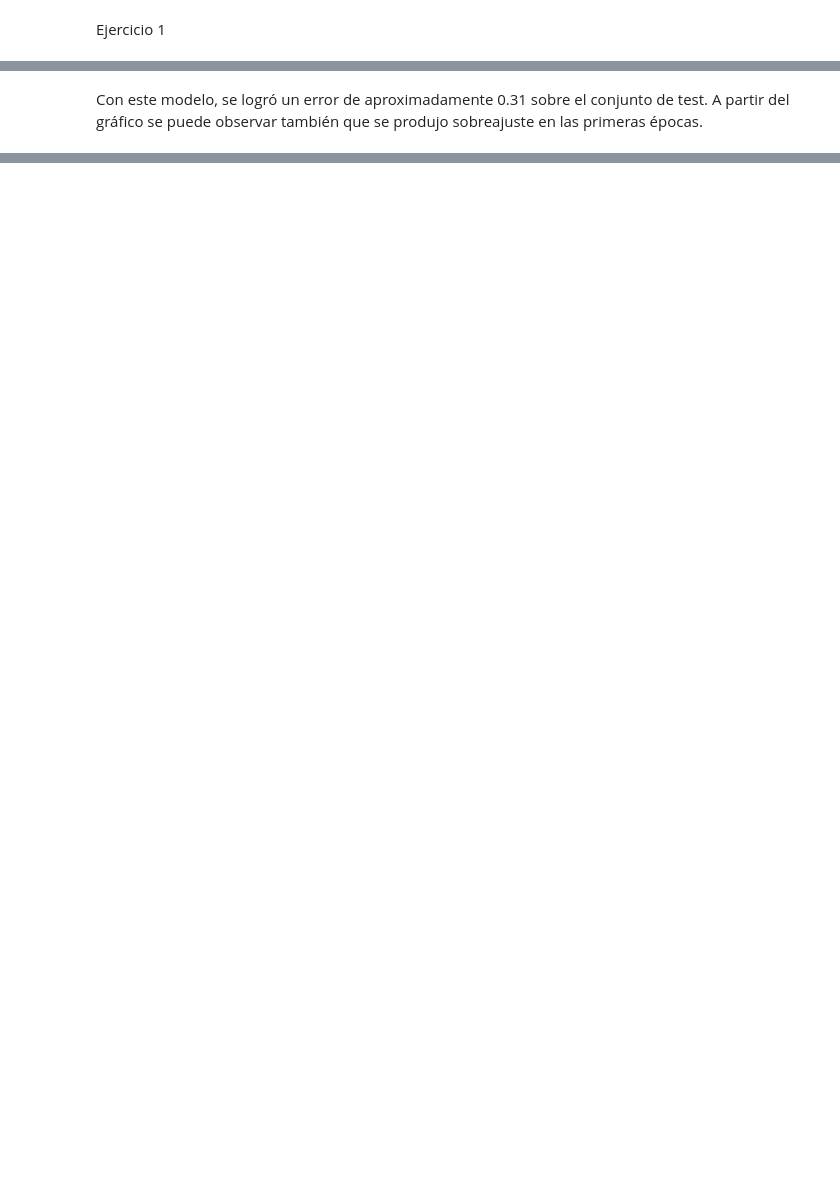
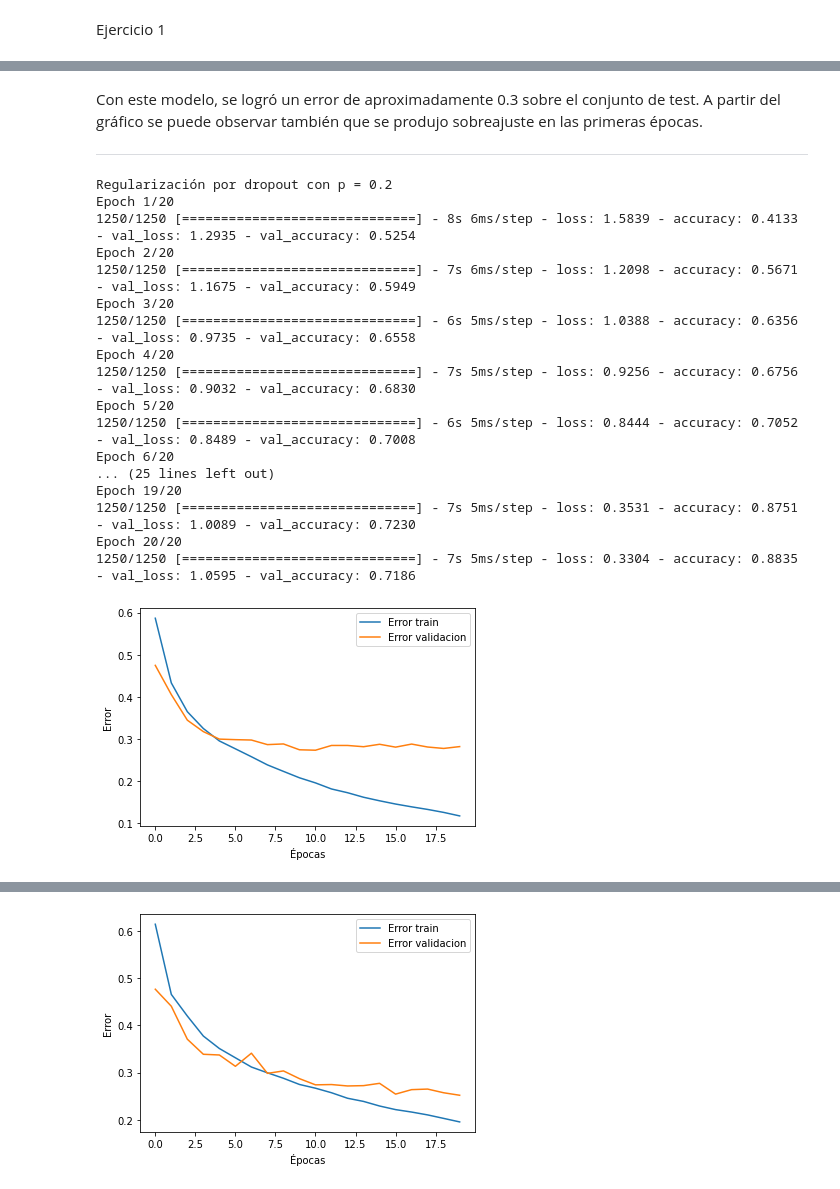
Before and after one commit to sebamoralesasd/IAA, a Jupyter notebook: tpFinal.ipynb, the cells around one changed output, grey strips where cells are left out. Cells and saved outputs as stored; diff of their text form; code cells hidden in the pictures; blank space fills up the shorter version.

```diff
--- a/tpFinal.ipynb
+++ b/tpFinal.ipynb
@@ -74,2 +95,68 @@ history, fit_model, test_images, test_labels = ej1()
 # %% [markdown]
-Con este modelo, se logró un error de aproximadamente 0.31 sobre el conjunto de test. A partir del gráfico se puede observar también que se produjo sobreajuste en las primeras épocas.
+Con este modelo, se logró un error de aproximadamente 0.3 sobre el conjunto de test. A partir del gráfico se puede observar también que se produjo sobreajuste en las primeras épocas.
+
+---
+# %%
+def ej2_fit(model):
+  train_images, train_labels, test_images, test_labels = get_dataset(datasets.cifar10)
+
+  train_images, val_images, train_labels, val_labels = train_test_split(
+      train_images, train_labels, test_size=0.2, random_state=0
+      )
+
+  model.compile(optimizer='adam',
+                loss=tf.keras.losses.SparseCategoricalCrossentropy(from_logits=True),
+                metrics=['accuracy'])
+
+  history = model.fit(train_images, train_labels, epochs=20,
+                      validation_data=(val_images, val_labels))
+
+  return history, model, test_images, test_labels
+# %%
+def ej2(p):
+  model = models.Sequential()
+  model.add(layers.Conv2D(32, (3, 3), activation='relu', padding='same', input_shape=(32, 32, 3)))
+  model.add(layers.MaxPooling2D((2, 2)))
+  model.add(layers.Conv2D(64, (3, 3), padding='same', activation='relu'))
+  model.add(layers.Conv2D(64, (3, 3), padding='same', activation='relu'))
+  model.add(layers.MaxPooling2D((2, 2)))
+  model.add(layers.Conv2D(64, (3, 3), padding='same', activation='relu'))
+  model.add(layers.Conv2D(64, (3, 3), padding='same', activation='relu'))
+
+  model.add(layers.Dropout(p, input_shape=(32, 32, 3)))
+  model.add(layers.Flatten())
+
+  model.add(layers.Dense(64))
+  model.add(layers.Dropout(p, input_shape=(32, 32, 3)))
+
+  model.add(layers.Dense(128))
+  model.add(layers.Dense(128))
+  model.add(layers.Dense(10))
+
+  return ej2_fit(model)
+# %%
+for p in [0.2, 0.5]:
+  print(f"Regularización por dropout con p = {p}")
+  history, fit_model, test_images, test_labels = ej2(p)
+  graph_errores(history, fit_model)
+  evaluate(fit_model, test_images, test_labels)
+  print("\n\n")
+# %% [output]
+Regularización por dropout con p = 0.2
+Epoch 1/20
+1250/1250 [==============================] - 8s 6ms/step - loss: 1.5839 - accuracy: 0.4133 - val_loss: 1.2935 - val_accuracy: 0.5254
+Epoch 2/20
+1250/1250 [==============================] - 7s 6ms/step - loss: 1.2098 - accuracy: 0.5671 - val_loss: 1.1675 - val_accuracy: 0.5949
+Epoch 3/20
+1250/1250 [==============================] - 6s 5ms/step - loss: 1.0388 - accuracy: 0.6356 - val_loss: 0.9735 - val_accuracy: 0.6558
+Epoch 4/20
+1250/1250 [==============================] - 7s 5ms/step - loss: 0.9256 - accuracy: 0.6756 - val_loss: 0.9032 - val_accuracy: 0.6830
+Epoch 5/20
+1250/1250 [==============================] - 6s 5ms/step - loss: 0.8444 - accuracy: 0.7052 - val_loss: 0.8489 - val_accuracy: 0.7008
+Epoch 6/20
+... (25 lines left out)
+Epoch 19/20
+1250/1250 [==============================] - 7s 5ms/step - loss: 0.3531 - accuracy: 0.8751 - val_loss: 1.0089 - val_accuracy: 0.7230
+Epoch 20/20
+1250/1250 [==============================] - 7s 5ms/step - loss: 0.3304 - accuracy: 0.8835 - val_loss: 1.0595 - val_accuracy: 0.7186
+[figure, added]
@@ -75,0 +180 @@ Con este modelo, se logró un error de aproximadamente 0.31 sobre el conjunto de
+[figure, added]
```
Also changed, not shown: parts of 10 cells of this notebook.
